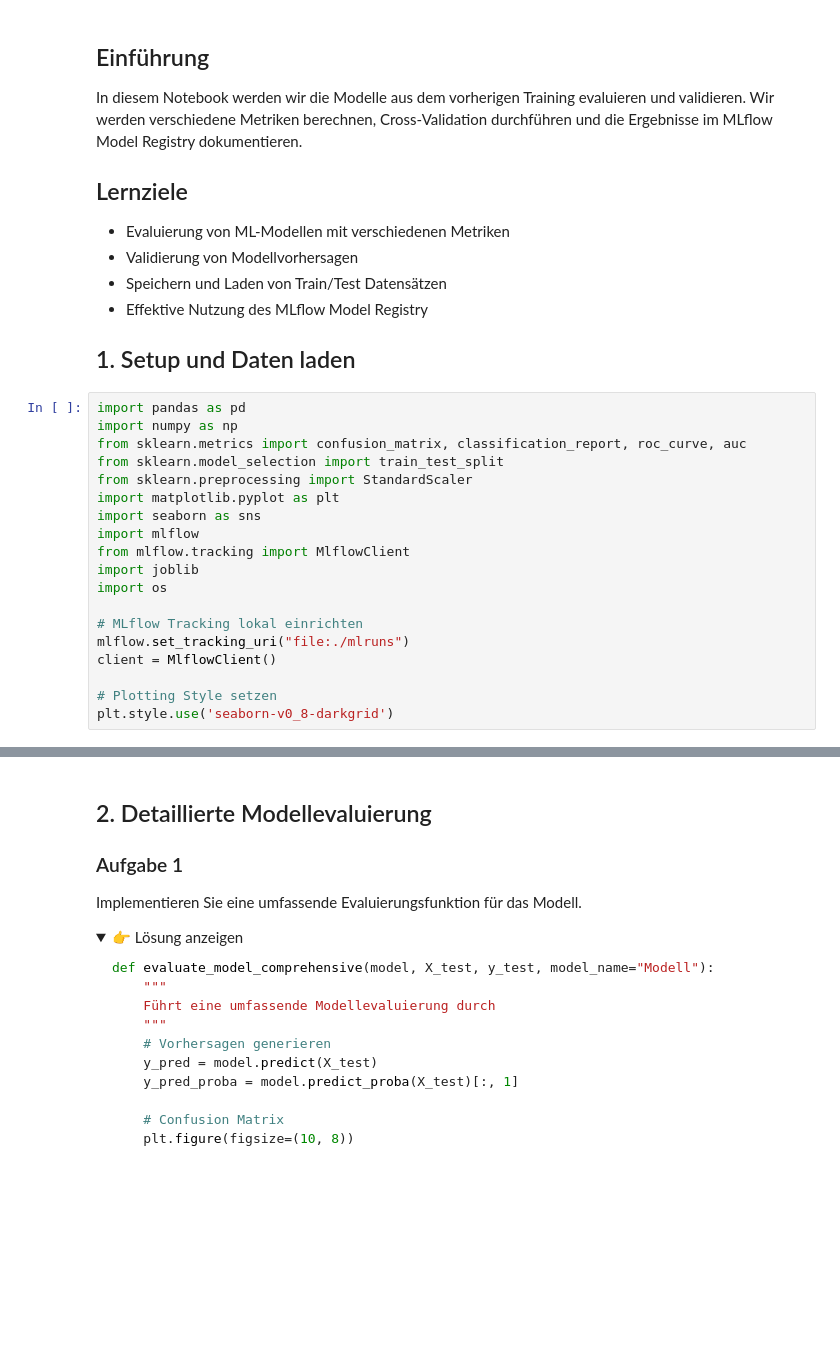
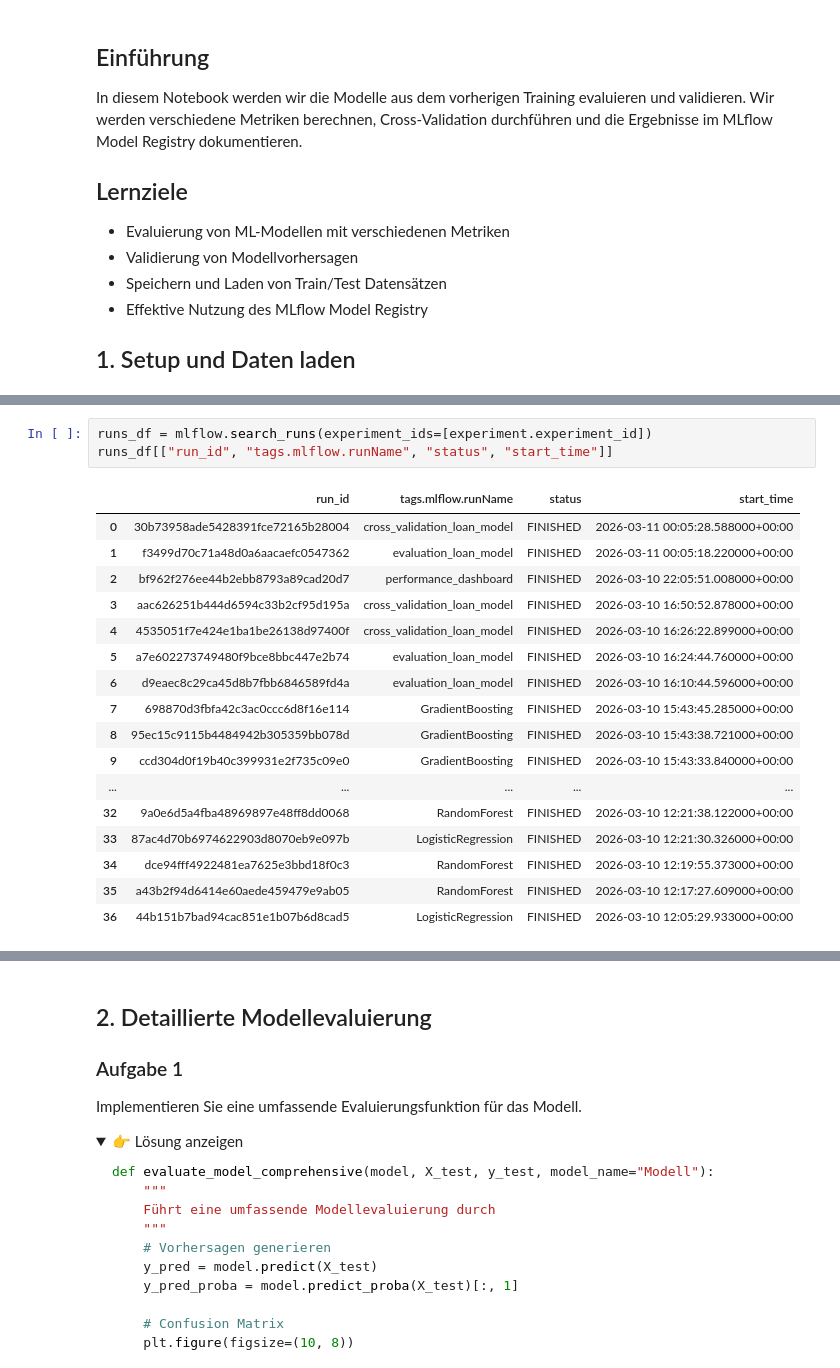
Before and after one commit to hansbjoern93/loan-mlops, a Jupyter notebook: notebooks/04_Modell_Evaluierung.ipynb, the cells around one changed output, grey strips where cells are left out. Cells and saved outputs as stored; diff of their text form; folded sections open; blank space fills up the shorter version.

```diff
--- a/notebooks/04_Modell_Evaluierung.ipynb
+++ b/notebooks/04_Modell_Evaluierung.ipynb
@@ -11,22 +11,3 @@ In diesem Notebook werden wir die Modelle aus dem vorherigen Training evaluieren
 - Effektive Nutzung des MLflow Model Registry
 
 ## 1. Setup und Daten laden
-# %%
-import pandas as pd
-import numpy as np
-from sklearn.metrics import confusion_matrix, classification_report, roc_curve, auc
-from sklearn.model_selection import train_test_split
-from sklearn.preprocessing import StandardScaler
-import matplotlib.pyplot as plt
-import seaborn as sns
-import mlflow
-from mlflow.tracking import MlflowClient
-import joblib
-import os
-
-# MLflow Tracking lokal einrichten
-mlflow.set_tracking_uri("file:./mlruns")
-client = MlflowClient()
-
-# Plotting Style setzen
-plt.style.use('seaborn-v0_8-darkgrid')
@@ -51,0 +292,21 @@ X_train, X_test, y_train, y_test = train_test_split(X, y, test_size=0.2, random_
+# %%
+runs_df = mlflow.search_runs(experiment_ids=[experiment.experiment_id])
+runs_df[["run_id", "tags.mlflow.runName", "status", "start_time"]]
+# %% [output]
+|  | run_id | tags.mlflow.runName | status | start_time |
+| 0 | 30b73958ade5428391fce72165b28004 | cross_validation_loan_model | FINISHED | 2026-03-11 00:05:28.588000+00:00 |
+| 1 | f3499d70c71a48d0a6aacaefc0547362 | evaluation_loan_model | FINISHED | 2026-03-11 00:05:18.220000+00:00 |
+| 2 | bf962f276ee44b2ebb8793a89cad20d7 | performance_dashboard | FINISHED | 2026-03-10 22:05:51.008000+00:00 |
+| 3 | aac626251b444d6594c33b2cf95d195a | cross_validation_loan_model | FINISHED | 2026-03-10 16:50:52.878000+00:00 |
+| 4 | 4535051f7e424e1ba1be26138d97400f | cross_validation_loan_model | FINISHED | 2026-03-10 16:26:22.899000+00:00 |
+| 5 | a7e602273749480f9bce8bbc447e2b74 | evaluation_loan_model | FINISHED | 2026-03-10 16:24:44.760000+00:00 |
+| 6 | d9eaec8c29ca45d8b7fbb6846589fd4a | evaluation_loan_model | FINISHED | 2026-03-10 16:10:44.596000+00:00 |
+| 7 | 698870d3fbfa42c3ac0ccc6d8f16e114 | GradientBoosting | FINISHED | 2026-03-10 15:43:45.285000+00:00 |
+| 8 | 95ec15c9115b4484942b305359bb078d | GradientBoosting | FINISHED | 2026-03-10 15:43:38.721000+00:00 |
+| 9 | ccd304d0f19b40c399931e2f735c09e0 | GradientBoosting | FINISHED | 2026-03-10 15:43:33.840000+00:00 |
+| ... | ... | ... | ... | ... |
+| 32 | 9a0e6d5a4fba48969897e48ff8dd0068 | RandomForest | FINISHED | 2026-03-10 12:21:38.122000+00:00 |
+| 33 | 87ac4d70b6974622903d8070eb9e097b | LogisticRegression | FINISHED | 2026-03-10 12:21:30.326000+00:00 |
+| 34 | dce94fff4922481ea7625e3bbd18f0c3 | RandomForest | FINISHED | 2026-03-10 12:19:55.373000+00:00 |
+| 35 | a43b2f94d6414e60aede459479e9ab05 | RandomForest | FINISHED | 2026-03-10 12:17:27.609000+00:00 |
+| 36 | 44b151b7bad94cac851e1b07b6d8cad5 | LogisticRegression | FINISHED | 2026-03-10 12:05:29.933000+00:00 |
```
Also changed, not shown: parts of 27 cells of this notebook, 6 other files.
